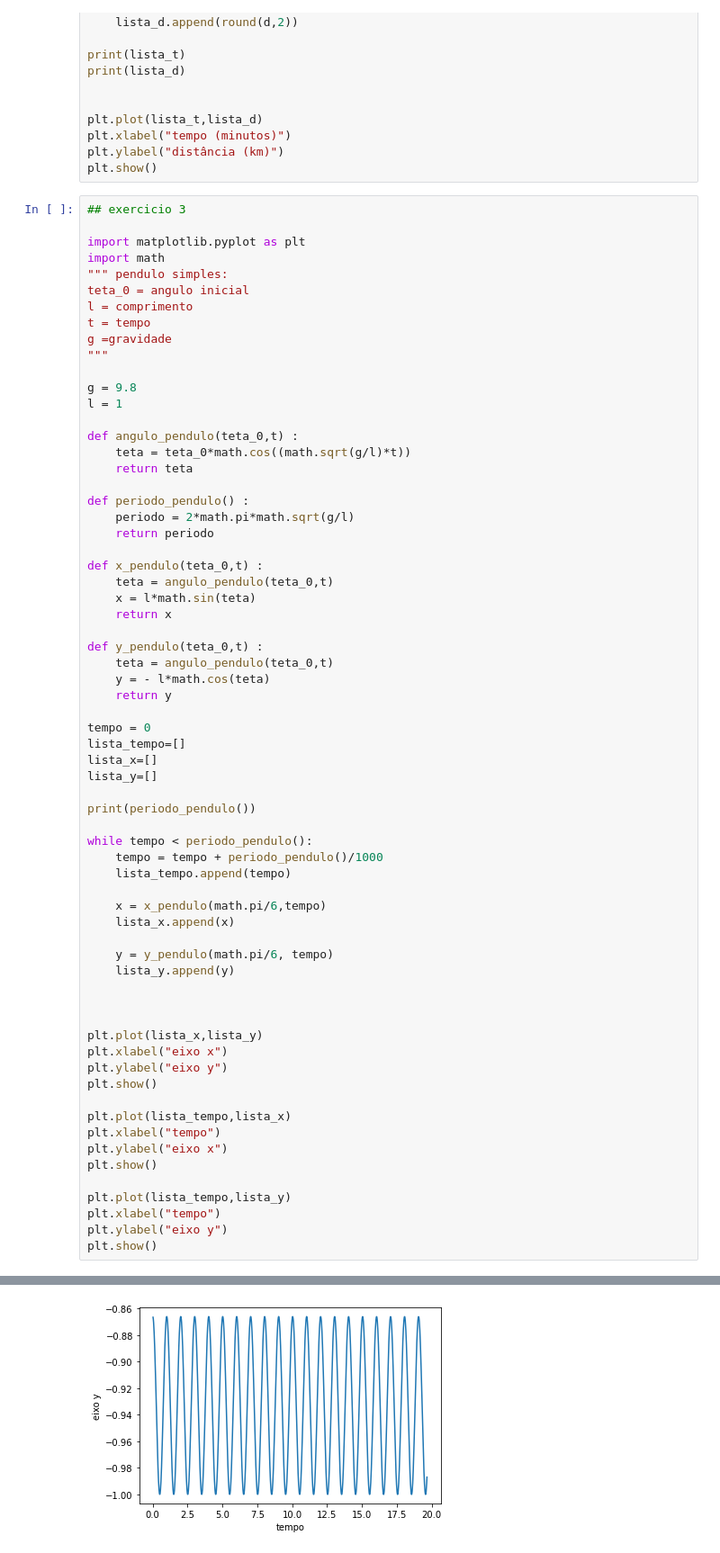
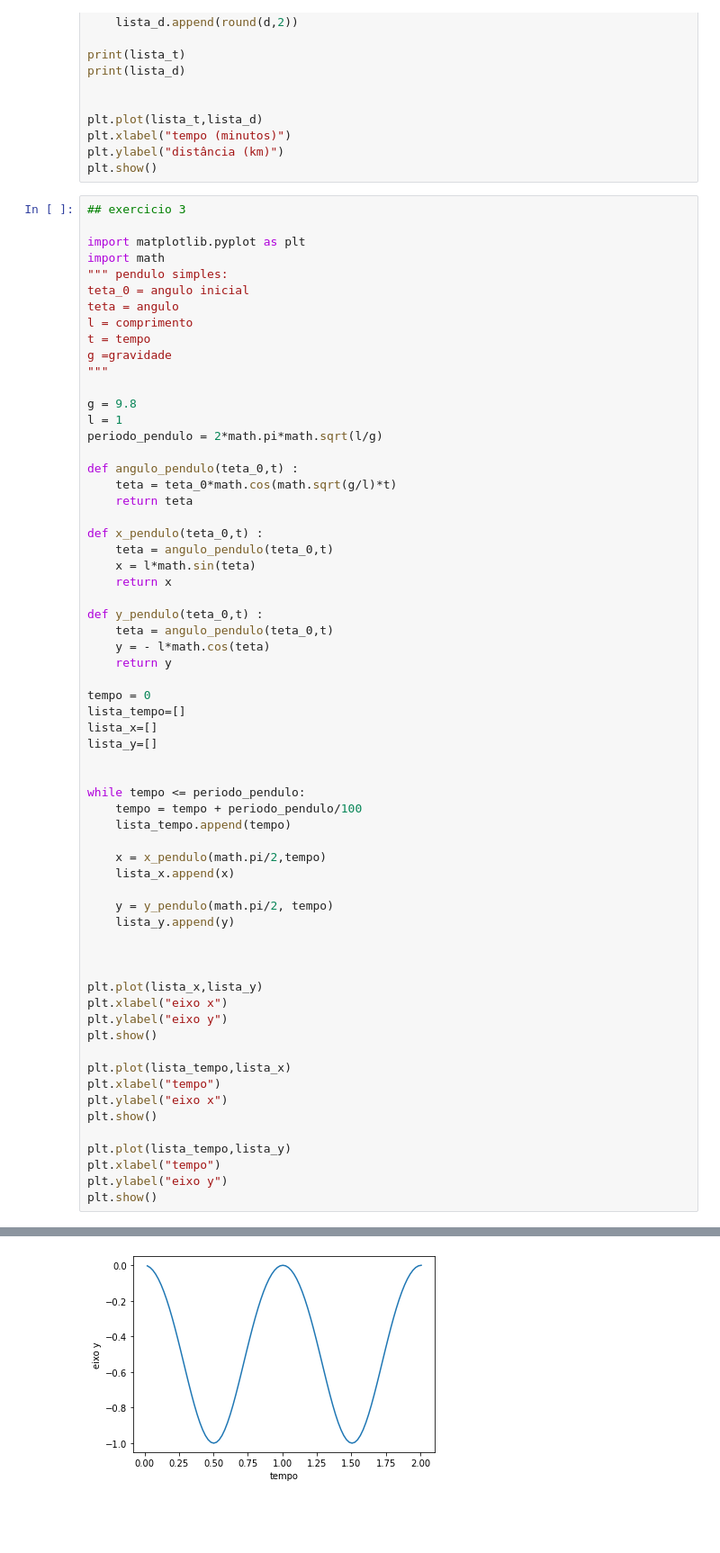
Before and after one commit to VGozzi/Intro_Python, a Jupyter notebook: exercicios_da_aula_8.ipynb, the cells around one changed output, grey strips where cells are left out. Shown: that part at 90% size. Drawn from its saved outputs; the diff is of its cells as text; blank space fills up the shorter version.

```diff
--- a/exercicios_da_aula_8.ipynb
+++ b/exercicios_da_aula_8.ipynb
@@ -143,6 +143,7 @@ import matplotlib.pyplot as plt
 import math
 """ pendulo simples:
 teta_0 = angulo inicial
+teta = angulo
 l = comprimento
 t = tempo
 g =gravidade
@@ -150,14 +151,11 @@ g =gravidade
 
 g = 9.8
 l = 1
+periodo_pendulo = 2*math.pi*math.sqrt(l/g)
 
 def angulo_pendulo(teta_0,t) :
-    teta = teta_0*math.cos((math.sqrt(g/l)*t))
+    teta = teta_0*math.cos(math.sqrt(g/l)*t)
     return teta
-
-def periodo_pendulo() :
-    periodo = 2*math.pi*math.sqrt(g/l)
-    return periodo
 
 def x_pendulo(teta_0,t) :
     teta = angulo_pendulo(teta_0,t)
@@ -174,16 +172,15 @@ lista_tempo=[]
 lista_x=[]
 lista_y=[]
 
-print(periodo_pendulo())
 
-while tempo < periodo_pendulo():
-    tempo = tempo + periodo_pendulo()/1000
+while tempo <= periodo_pendulo:
+    tempo = tempo + periodo_pendulo/100
     lista_tempo.append(tempo)
 
-    x = x_pendulo(math.pi/6,tempo)
+    x = x_pendulo(math.pi/2,tempo)
     lista_x.append(x)
 
-    y = y_pendulo(math.pi/6, tempo)
+    y = y_pendulo(math.pi/2, tempo)
     lista_y.append(y)
 
 
@@ -209 +205 @@ plt.show()
-[figure, old version]
+[figure, new version]
```
Also changed, not shown: parts of 1 cell of this notebook.
